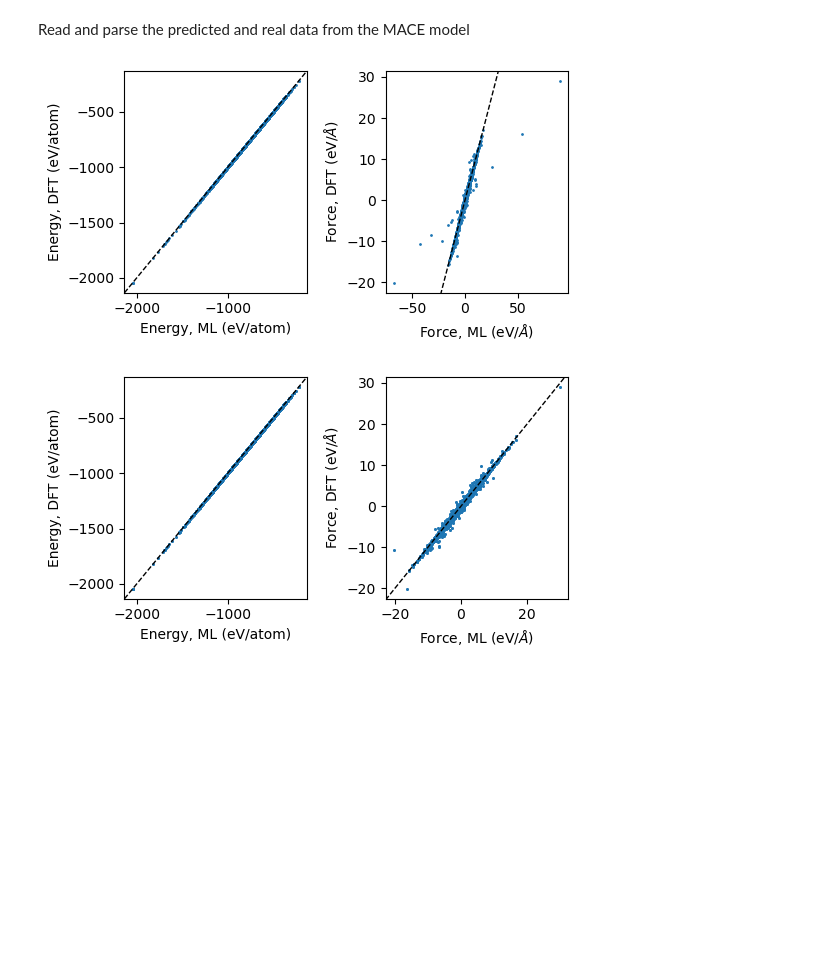
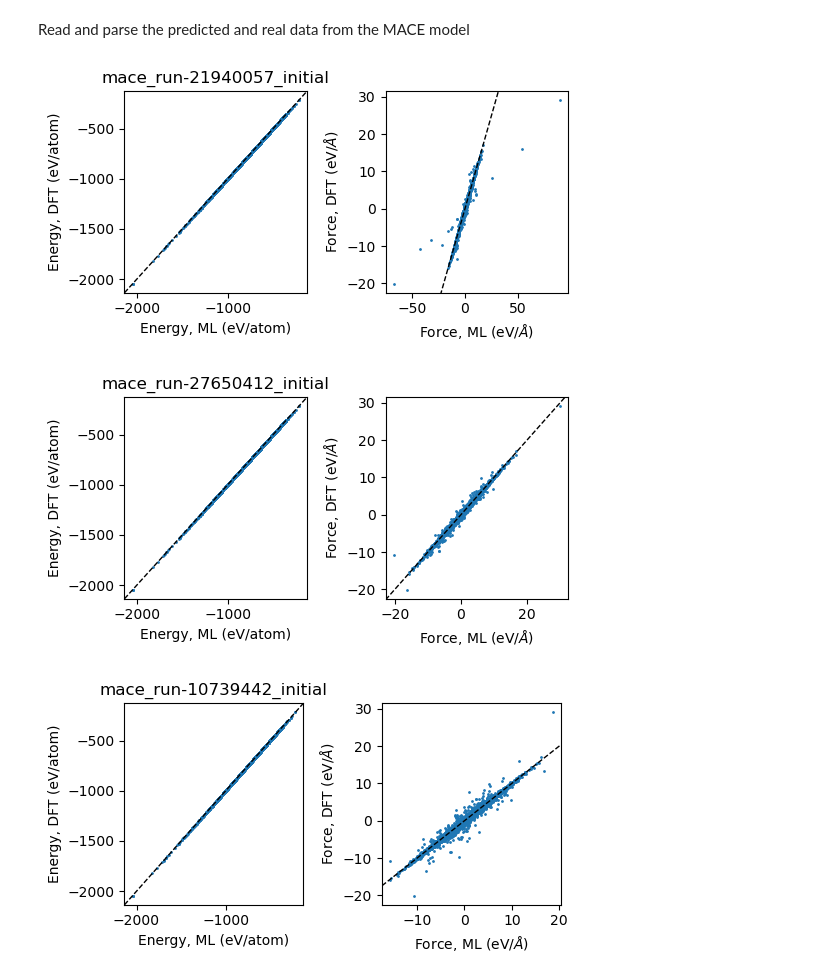
Before and after one commit to atuecke/fast-finetuned-forcefields, a Jupyter notebook: notebooks/mace-dehyd/0_pretraining/2-evaluate_initial.ipynb, the cells around one changed output. Drawn from its saved outputs; the diff is of its cells as text; code cells hidden in the pictures; blank space fills up the shorter version.

```diff
--- a/notebooks/mace-dehyd/0_pretraining/2-evaluate_initial.ipynb
+++ b/notebooks/mace-dehyd/0_pretraining/2-evaluate_initial.ipynb
@@ -11,7 +11,7 @@ from pathlib import Path
 # %% [markdown]
 Give the name of the best model and create a directory for any saved data
 # %%
-models = ["mace_run-21940057_initial", "mace_run-27650412_initial"]
+models = ["mace_run-21940057_initial", "mace_run-27650412_initial", "mace_run-10739442_initial"]
 outputs_dir = Path("data")
 if not Path(outputs_dir).exists():
     outputs_dir.mkdir()
@@ -43,32 +43,34 @@ Read and parse the predicted and real data from the MACE model
 for name in models:
     data = read(f"{outputs_dir}/{name}.xyz", index=":")
     ml_energy = [molecule.info["MACE_energy"] for molecule in data]
     ml_forces = np.concatenate([molecule.arrays["MACE_forces"].ravel() for molecule in data])
     true_forces = np.concatenate([molecule.arrays["forces"].ravel() for molecule in data])
     true_energy = [molecule.info["energy"] for molecule in data]
     ml_energy_per_atom = np.array(ml_energy) / np.array([len(molecule) for molecule in data])
     true_energy_per_atom = np.array(true_energy) / np.array([len(molecule) for molecule in data])
 
     # Create the plots
     fig, axs = plt.subplots(1, 2, figsize=(5.5, 3.))
 
     # Energy plot
     axs[0].scatter(ml_energy_per_atom, true_energy_per_atom, s=1)
     axs[0].set_xlabel('Energy, ML (eV/atom)')
     axs[0].set_ylabel('Energy, DFT (eV/atom)')
+    axs[0].set_title(name)
 
     # Force plot
     axs[1].scatter(ml_forces, true_forces, s=1)
     axs[1].set_xlabel('Force, ML (eV/$\\AA$)')
     axs[1].set_ylabel('Force, DFT (eV/$\\AA$)')
 
     for ax in axs:
         ax.set_xlim(ax.get_xlim())
         ax.set_ylim(ax.get_ylim())
         ax.plot(ax.get_xlim(), ax.get_xlim(), 'k--', lw=1)
 
     fig.tight_layout()
     plt.show()
 # %% [output]
-[figure, old version]
+[figure, new version]
-[figure, old version]
+[figure, new version]
+[figure, added]
```
Also changed, not shown: 10 other files.
